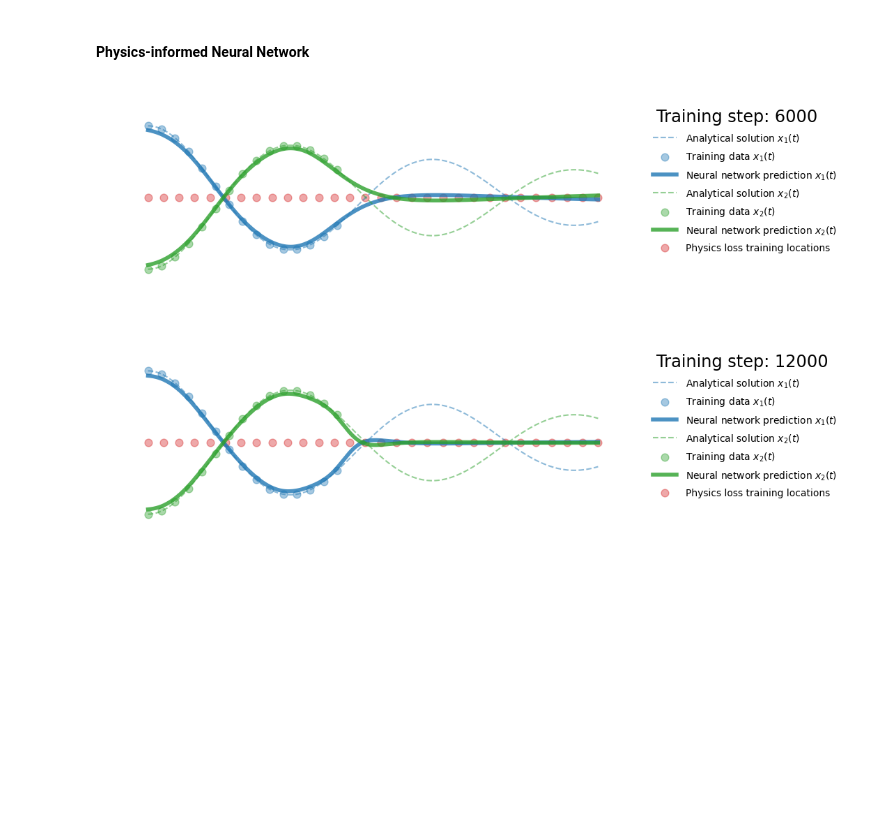
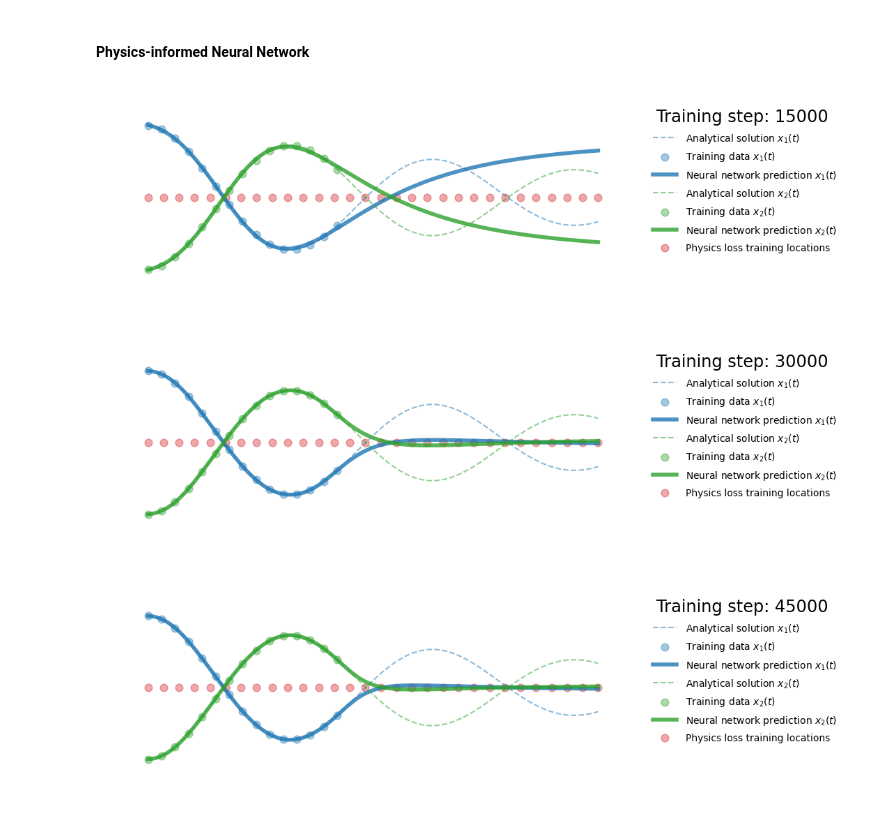
Before and after one commit to FabioDionysio/PINNs, a Jupyter notebook: src/03.Harmonic-oscillator/02.Harmonic-oscillator-2D-Linear.ipynb, the cells around one changed output. Cells and saved outputs as stored; diff of their text form; code cells hidden in the pictures; blank space fills up the shorter version.

Commit message:
Harmonic Oscillator 2 dimension

```diff
--- a/src/03.Harmonic-oscillator/02.Harmonic-oscillator-2D-Linear.ipynb
+++ b/src/03.Harmonic-oscillator/02.Harmonic-oscillator-2D-Linear.ipynb
@@ -107,44 +107,45 @@ m = 1
 mu, k = 2 * m * d, m * (w0**2)
 
 torch.manual_seed(59)
-model = OscillatorFCN(1, 2, 32, 3)
+model = OscillatorFCN(1, 2, 64, 3)
 optimizer = torch.optim.Adam(model.parameters(), lr=1e-4)
 
 files = []
-for i in range(20000):
+for i in range(50000):
     optimizer.zero_grad()
 
     # Loss NN
     yh = model(t_data.unsqueeze(1))
     lossnn = nn.MSELoss()(yh, torch.cat([x1_data.unsqueeze(1), x2_data.unsqueeze(1)], dim=1))
 
     # Loss physics
     yhp = model(t_phy)
     dx = torch.autograd.grad(yhp, t_phy, torch.ones_like(yhp), create_graph=True)[0]
     d2x = torch.autograd.grad(dx, t_phy, torch.ones_like(dx), create_graph=True)[0]
     physics = d2x + mu * dx + k * yhp
-    lossp = (1e-6) * torch.mean(physics**2)
+    lossp = (1e-8) * torch.mean(physics**2)
 
     # Backpropagation
     loss = lossnn + lossp
     loss.backward()
     optimizer.step()
 
-    if (i + 1) % 150 == 0:
+    if (i + 1) % 15000 == 0:
         yh = model(t.unsqueeze(1)).detach()
         x1p_pred, x2p_pred = yh[:, 0], yh[:, 1]
         xp = t_phy.detach()
         plot_result2d(t, x1, x2, t_data, x1_data, x2_data, x1p_pred, x2p_pred, xp=xp, step=i+1)
-        file = f'plots/pinn2D_{i + 1:04d}.png'
-        plt.savefig(file, bbox_inches='tight', pad_inches=0.1, dpi=100, facecolor='white')
-        files.append(file)
+        # file = f'plots/pinn2D_{i + 1:04d}.png'
+        # plt.savefig(file, bbox_inches='tight', pad_inches=0.1, dpi=100, facecolor='white')
+        # files.append(file)
 
-        if (i + 1) % 6000 == 0:
+        if (i + 1) % 15000 == 0:
             plt.show()
         else:
             plt.close('all')
 
-save_gif_PIL('figures/pinn2D.gif', files, fps=20, loop=0)
+# save_gif_PIL('figures/pinn2D.gif', files, fps=20, loop=0)
 # %% [output]
-[figure, old version]
+[figure, new version]
-[figure, old version]
+[figure, new version]
+[figure, added]
```
